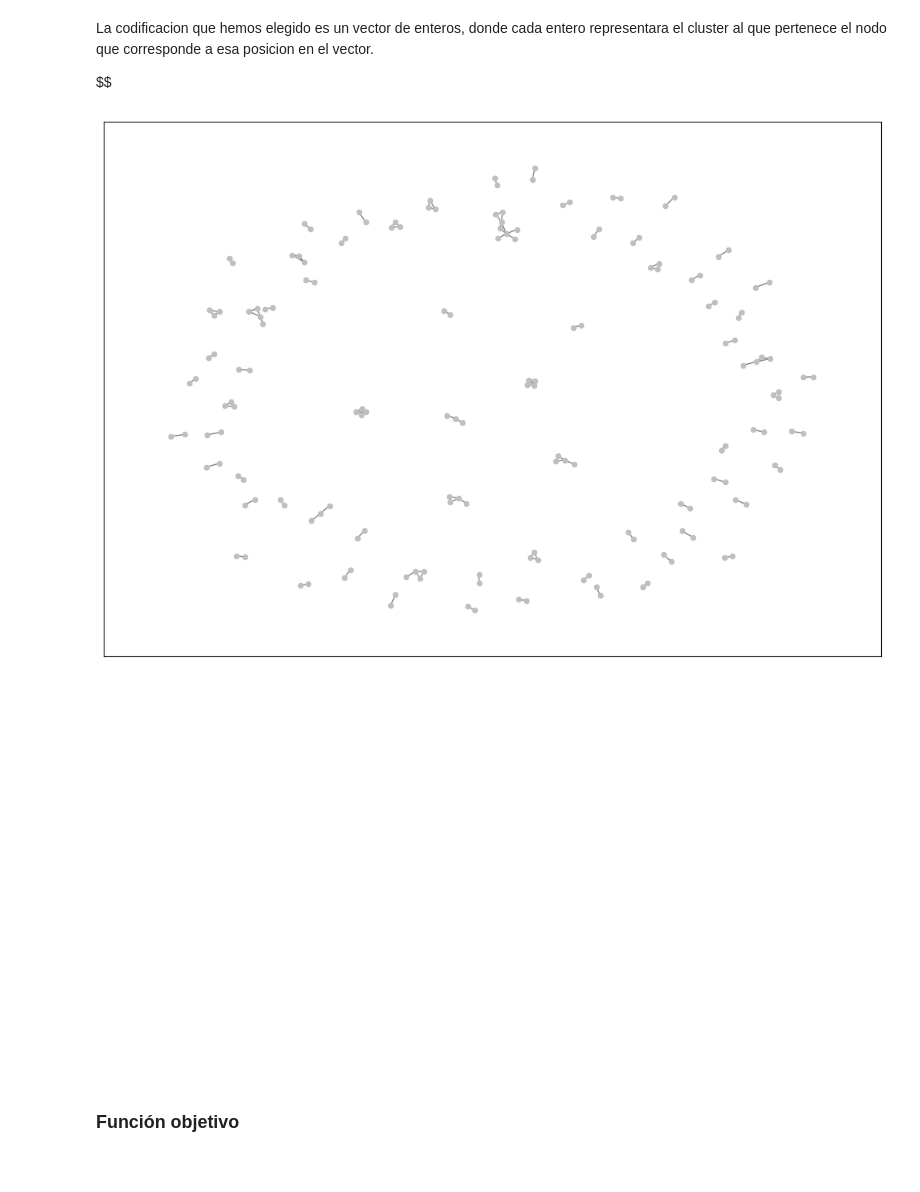
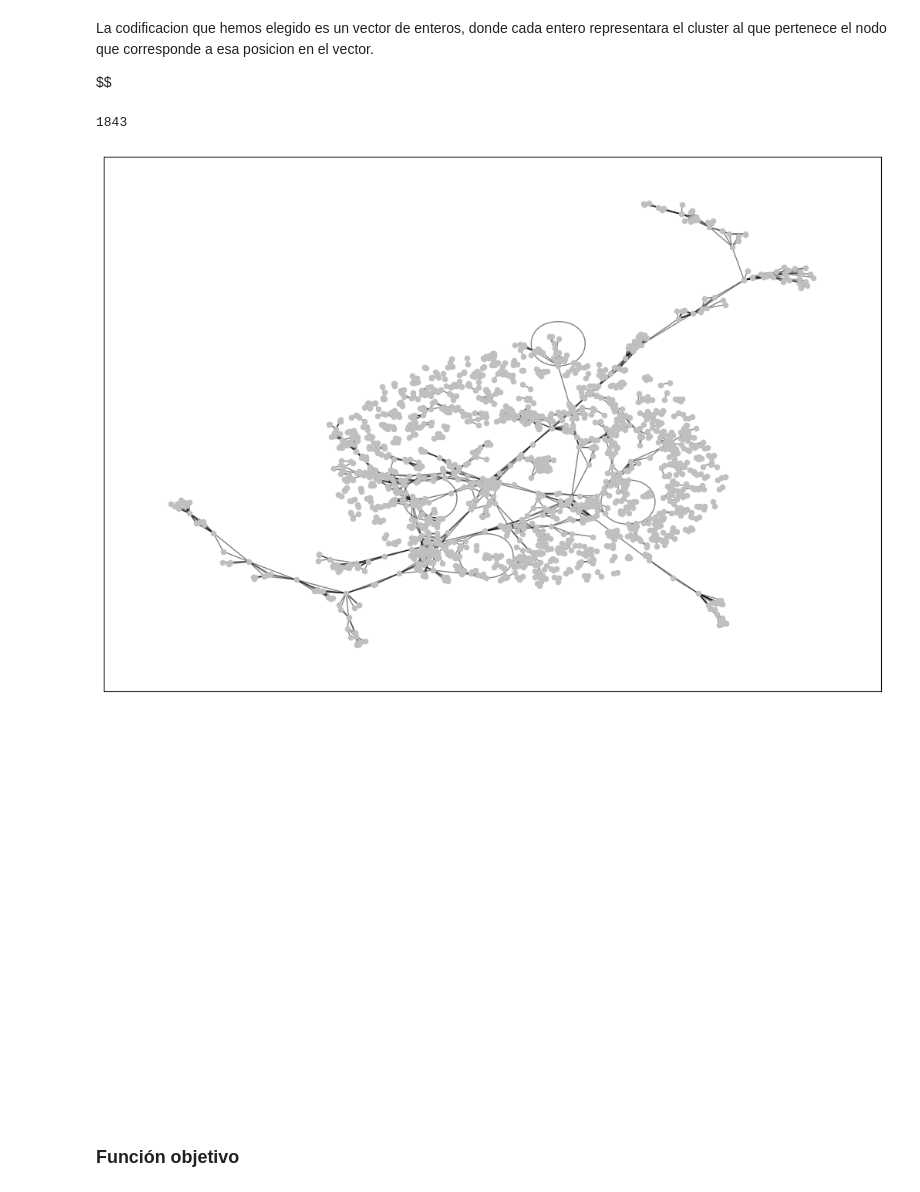
Before and after one commit to jarocena013/Proyecto_HB, a Jupyter notebook: CDP_1_SRC.ipynb, the cells around one changed output. Drawn from its saved outputs; the diff is of its cells as text; code cells hidden in the pictures.

```diff
--- a/CDP_1_SRC.ipynb
+++ b/CDP_1_SRC.ipynb
@@ -19,25 +22,26 @@ donde cada entero representara el cluster al que pertenece el nodo que correspon
 $$
 # %%
 ### Propón algunas soluciones al problema como ejemplo
-sql = "C:/Users/HP/Downloads/database_50_sample.sqlite"
+sql = "C:/Users/HP/Downloads/database.sqlite"
 G = crear_grafo(sql)
 
 n = G.number_of_nodes()
 rng = random.Random(42)
 #solución aleatoria
 sol_1 = [rng.randrange(2) for _ in range(n)]
 #cada nodo es un cluster
 sol_2 = list(range(n))
 sol_3=  [0] * n
 
 #TODO: Interesante -> para fase2 solución inicial usando spectral clustering
 #sol_3 =...
 
 
-
+print(n)
 visualizar_grafo(G)
 # %% [output]
+1843
-[figure, old version]
+[figure, new version]
 [figure]
 # %% [markdown]
 ### Función objetivo
```
Also changed, not shown: parts of 5 cells of this notebook.
